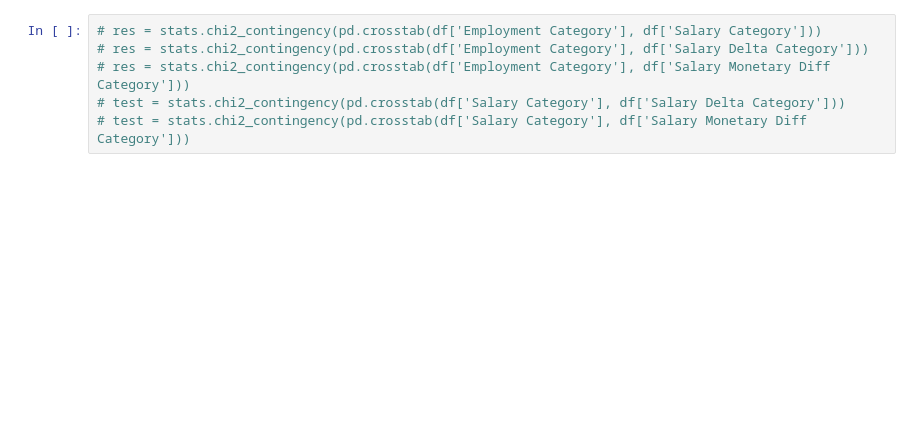
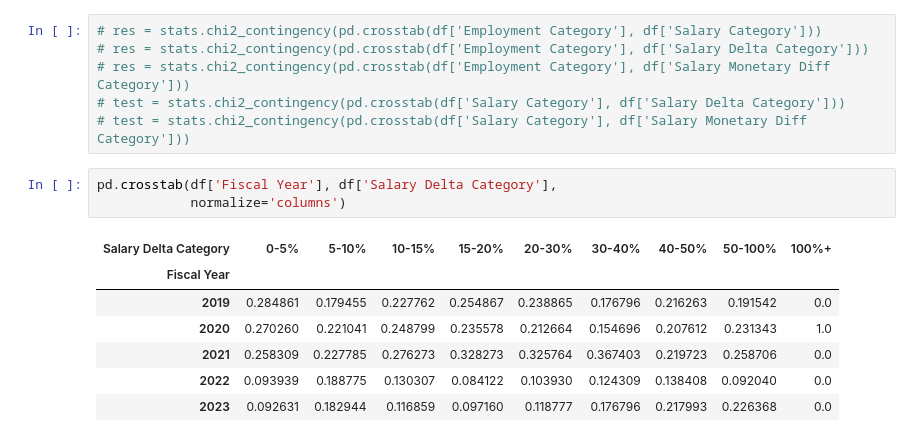
Before and after one commit to Anias-clo/Teacher_Payroll_Analysis, a Jupyter notebook: poc.ipynb, the cells around one changed output. Saved outputs shown, nothing was run; the diff lists cells and outputs as text; blank space fills up the shorter version.

```diff
--- a/poc.ipynb
+++ b/poc.ipynb
@@ -346,5 +301,16 @@ for y in years:
 # res = stats.chi2_contingency(pd.crosstab(df['Employment Category'], df['Salary Monetary Diff Category']))
 # test = stats.chi2_contingency(pd.crosstab(df['Salary Category'], df['Salary Delta Category']))
 # test = stats.chi2_contingency(pd.crosstab(df['Salary Category'], df['Salary Monetary Diff Category']))
+# %%
+pd.crosstab(df['Fiscal Year'], df['Salary Delta Category'],
+            normalize='columns')
+# %% [output]
+| Salary Delta Category | 0-5% | 5-10% | 10-15% | 15-20% | 20-30% | 30-40% | 40-50% | 50-100% | 100%+ |
+| Fiscal Year |  |  |  |  |  |  |  |  |  |
+| 2019 | 0.284861 | 0.179455 | 0.227762 | 0.254867 | 0.238865 | 0.176796 | 0.216263 | 0.191542 | 0.0 |
+| 2020 | 0.270260 | 0.221041 | 0.248799 | 0.235578 | 0.212664 | 0.154696 | 0.207612 | 0.231343 | 1.0 |
+| 2021 | 0.258309 | 0.227785 | 0.276273 | 0.328273 | 0.325764 | 0.367403 | 0.219723 | 0.258706 | 0.0 |
+| 2022 | 0.093939 | 0.188775 | 0.130307 | 0.084122 | 0.103930 | 0.124309 | 0.138408 | 0.092040 | 0.0 |
+| 2023 | 0.092631 | 0.182944 | 0.116859 | 0.097160 | 0.118777 | 0.176796 | 0.217993 | 0.226368 | 0.0 |
 # %%
 pd.crosstab(df['Fiscal Year'], df['Salary Delta Category'],
```
Also changed, not shown: parts of 19 cells of this notebook, 2 other files.
